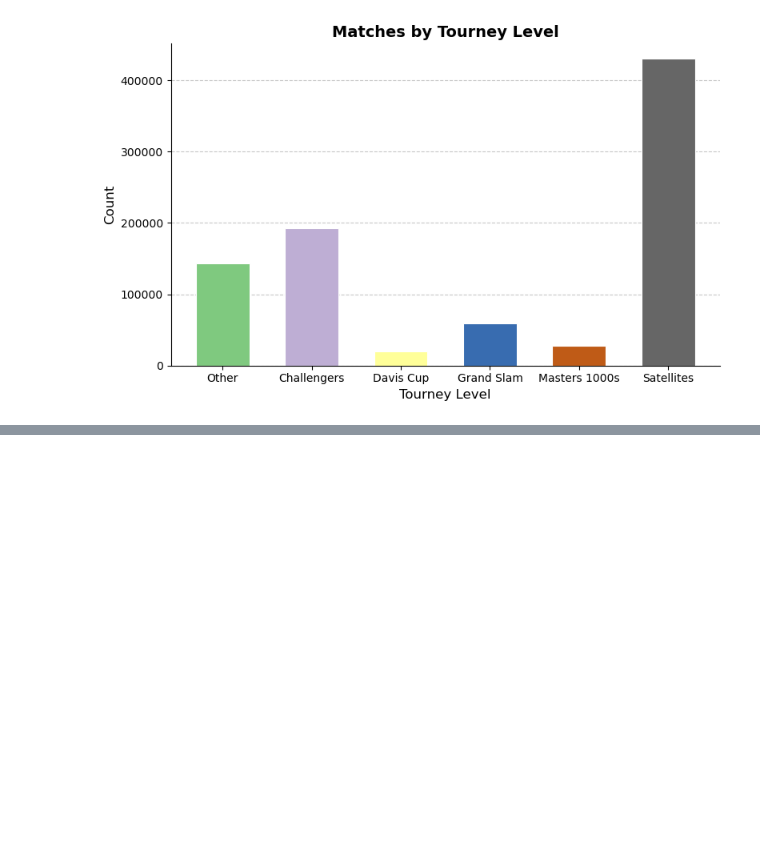
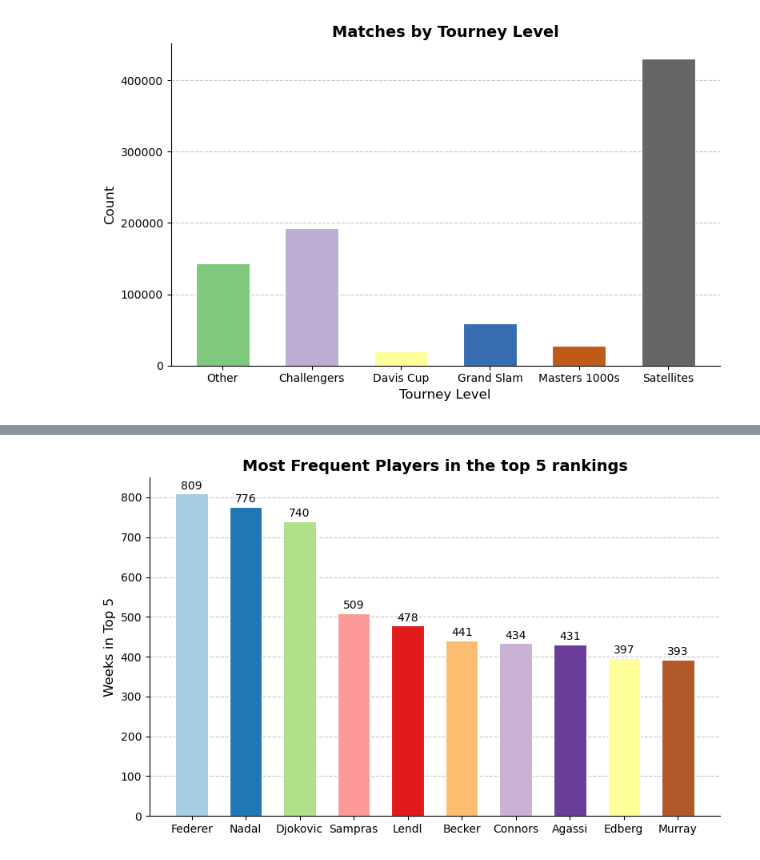
Before and after one commit to com-480-data-visualization/nadal-prime, a Jupyter notebook: M1_preprocessing.ipynb, the cells around one changed output, grey strips where cells are left out. Saved outputs shown, nothing was run; the diff lists cells and outputs as text; code cells hidden in the pictures; blank space fills up the shorter version.

```diff
--- a/M1_preprocessing.ipynb
+++ b/M1_preprocessing.ipynb
@@ -145,0 +128,15 @@ plt.show()
+# %%
+files = glob.glob('datasets/tennis_atp/atp_rankings_*.csv')
+
+df_players = pd.read_csv('datasets/tennis_atp/atp_players.csv')
+
+df_rankings = pd.concat(
+    [pd.read_csv(f, parse_dates=['ranking_date'], date_format="%Y%m%d") for f in files],
+    ignore_index=True)
+
+df_rankings['ranking_date'] = pd.to_datetime(df_rankings['ranking_date'], errors='coerce')
+
+df_rankings = df_rankings.merge(df_players[['name_first', 'name_last', 'player_id']],
+                                left_on='player', right_on='player_id', how='left')
+df_rankings.drop(columns=['player_id'], inplace=True)
+df_rankings.head()
@@ -145,0 +150,42 @@ plt.show()
+# %%
+df_rankings_top5 = df_rankings[df_rankings['rank'] <= 5]
+
+top_players_df = (df_rankings_top5['name_last']
+               .value_counts()
+               .head(10)
+               .reset_index(name='count'))
+
+
+fig, ax = plt.subplots(figsize=(8, 5))
+
+cmap = cm.get_cmap('Paired', len(top_players_df))
+colors = [cmap(i) for i in range(len(top_players_df))]
+
+ax.bar(
+    top_players_df['name_last'],
+    top_players_df['count'],
+    color=colors,
+    edgecolor='white',
+    linewidth=0.8,
+    width=0.6
+)
+for bar in ax.patches:
+    ax.text(
+        bar.get_x() + bar.get_width() / 2,
+        bar.get_height() + 5,
+        int(bar.get_height()),
+        ha='center', va='bottom',
+        fontsize=10
+    )
+
+ax.set_ylabel('Weeks in Top 5', fontsize=12)
+ax.set_title('Most Frequent Players in the top 5 rankings', fontsize=14, fontweight='bold')
+
+ax.spines[['top', 'right']].set_visible(False)
+ax.yaxis.grid(True, linestyle='--', alpha=0.7)
+ax.set_axisbelow(True)
+
+plt.tight_layout()
+plt.show()
+# %% [output]
+[figure, added]
```
Also changed, not shown: parts of 5 cells of this notebook.
